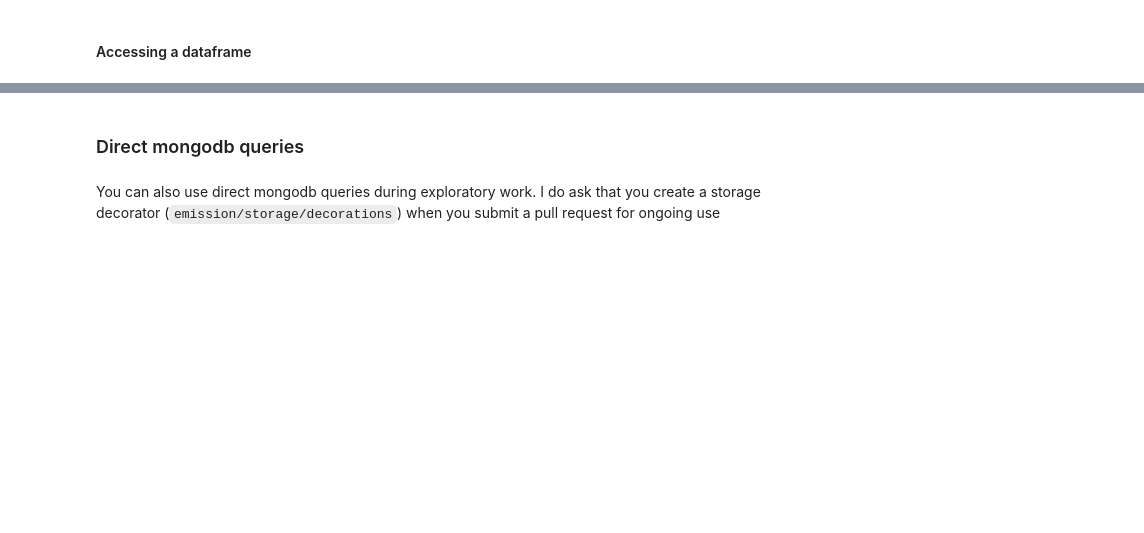
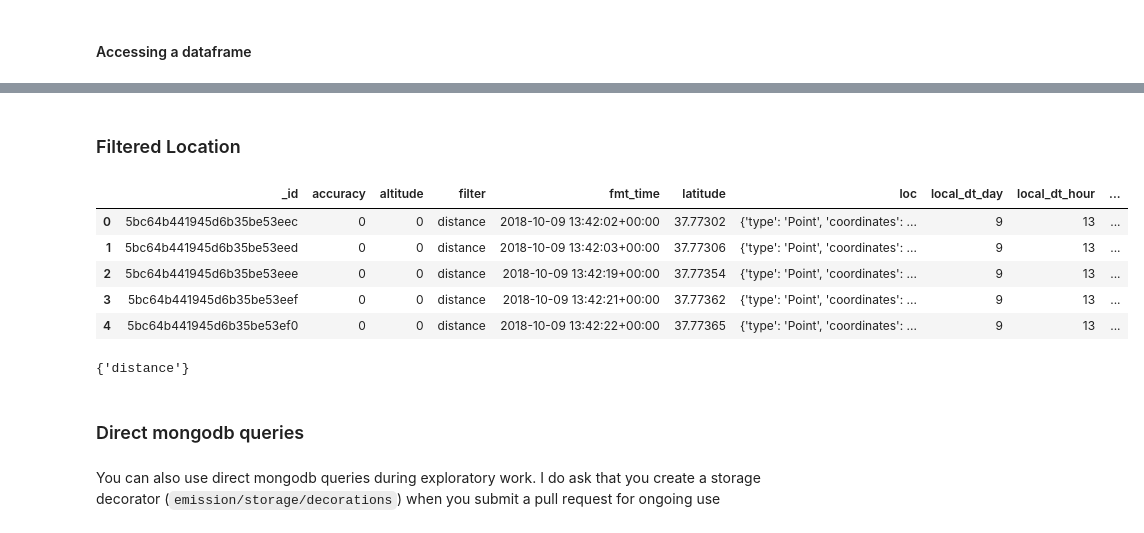
Before and after one commit to e-mission/e-mission-server, a Jupyter notebook: Timeseries_Sample.ipynb, the cells around one changed output, grey strips where cells are left out. Drawn from its saved outputs; the diff is of its cells as text; code cells hidden in the pictures; blank space fills up the shorter version.

```diff
--- a/Timeseries_Sample.ipynb
+++ b/Timeseries_Sample.ipynb
@@ -110,3 +397,19 @@ cs_df[["start_loc", "end_loc", "start_ts", "end_ts", "sensed_mode"]]
+# %% [markdown]
+### Filtered Location
+# %%
+filtered_location_df = ts.get_data_df("background/filtered_location", time_query=None)
+filtered_location_df.head()
+# %% [output]
+|  | _id | accuracy | altitude | filter | fmt_time | latitude | loc | local_dt_day | local_dt_hour | ... |
+| 0 | 5bc64b441945d6b35be53eec | 0 | 0 | distance | 2018-10-09 13:42:02+00:00 | 37.77302 | {'type': 'Point', 'coordinates': ... | 9 | 13 | ... |
+| 1 | 5bc64b441945d6b35be53eed | 0 | 0 | distance | 2018-10-09 13:42:03+00:00 | 37.77306 | {'type': 'Point', 'coordinates': ... | 9 | 13 | ... |
+| 2 | 5bc64b441945d6b35be53eee | 0 | 0 | distance | 2018-10-09 13:42:19+00:00 | 37.77354 | {'type': 'Point', 'coordinates': ... | 9 | 13 | ... |
+| 3 | 5bc64b441945d6b35be53eef | 0 | 0 | distance | 2018-10-09 13:42:21+00:00 | 37.77362 | {'type': 'Point', 'coordinates': ... | 9 | 13 | ... |
+| 4 | 5bc64b441945d6b35be53ef0 | 0 | 0 | distance | 2018-10-09 13:42:22+00:00 | 37.77365 | {'type': 'Point', 'coordinates': ... | 9 | 13 | ... |
+# %%
+set(filtered_location_df['filter'])
+# %% [output]
+{'distance'}
 # %% [markdown]
 ### Direct mongodb queries
 # %% [markdown]
```
Also changed, not shown: parts of 59 cells of this notebook.
